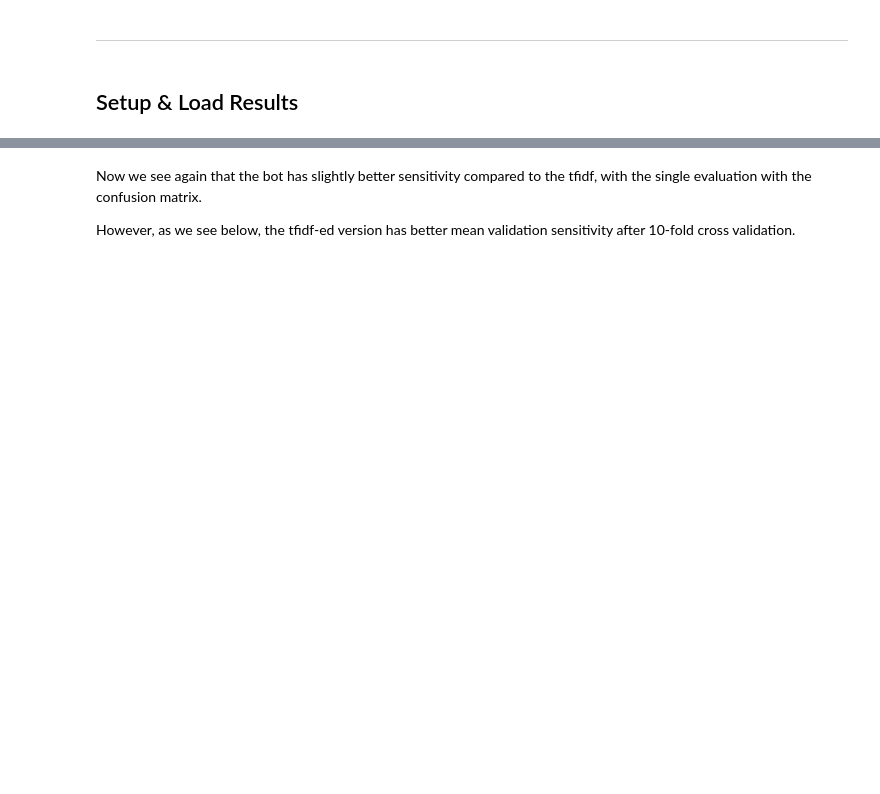
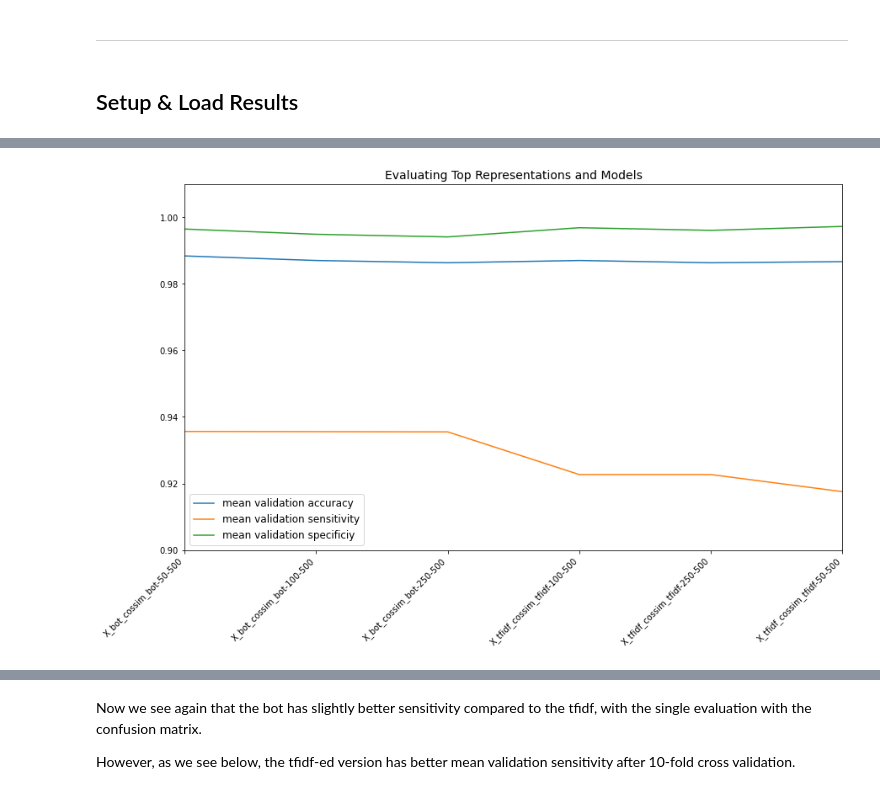
Before and after one commit to BigBangData/NaturalLanguageProcessing, a Jupyter notebook: TextAnalyticsWithR/14_RandomForests_5_RERUN.ipynb, the cells around one changed output, grey strips where cells are left out. Drawn from its saved outputs; the diff is of its cells as text; code cells hidden in the pictures; blank space fills up the shorter version.

Commit message:
Rerun Nb13; Evaluate run; Prep final rf gridsearch

```diff
--- a/TextAnalyticsWithR/14_RandomForests_5_RERUN.ipynb
+++ b/TextAnalyticsWithR/14_RandomForests_5_RERUN.ipynb
@@ -41,7 +39,9 @@ Revised on: 2021-01-12
 # %%
 # load grid searches
-mod_path = os.path.join("data","3_modeling")
-filename = '01092021_rf_gridsearches_RERUN.joblib'
+mod_path = os.path.join("data", "3_modeling")
+filename_old = '01182021_rf_gridsearch_old.joblib'
+filename_deeper = '01182021_rf_gridsearch_deeper.joblib'
 
-gridsearches = joblib.load(os.path.join(mod_path, filename))
+gridsearch_old = joblib.load(os.path.join(mod_path, filename_old))
+gridsearch_deeper = joblib.load(os.path.join(mod_path, filename_deeper))
 # %%
@@ -91,0 +76,3 @@ First, I run a slightly more involved grid search with these models using more t
+# %%
+df_old = transform_dfs(gridsearch_old)
+df_old
@@ -91,0 +123,24 @@ First, I run a slightly more involved grid search with these models using more t
+# %%
+import matplotlib.pyplot as plt
+
+def plot_topscores(X, xlab=True):
+    if xlab:
+        # concatenate params for x label
+        X['xticks'] = X.agg(lambda x: \
+            f"{x['representation']}-{x['max_features']}-{x['n_estimators']}"
+            , axis=1)
+    plt.figure(figsize=(14, 8))
+    plt.plot(np.array(X['mean_val_acc']), label="mean validation accuracy")
+    plt.plot(np.array(X['mean_val_tpr']), label="mean validation sensitivity")
+    plt.plot(np.array(X['mean_val_tnr']), label="mean validation specificiy")
+    plt.title('Evaluating Top Representations and Models', fontsize=14)
+    plt.legend(loc="lower left", fontsize=12)
+    plt.axis([0, len(X)-1, 0.9, 1.01])
+    if xlab:
+        plt.xticks(np.arange(len(X)), tuple(X['xticks']))
+        plt.xticks(rotation=45, ha="right")
+    plt.show()
+# %%
+plot_topscores(df_old)
+# %% [output]
+[figure, added]
```
Also changed, not shown: parts of 27 cells of this notebook, 3 other files.
